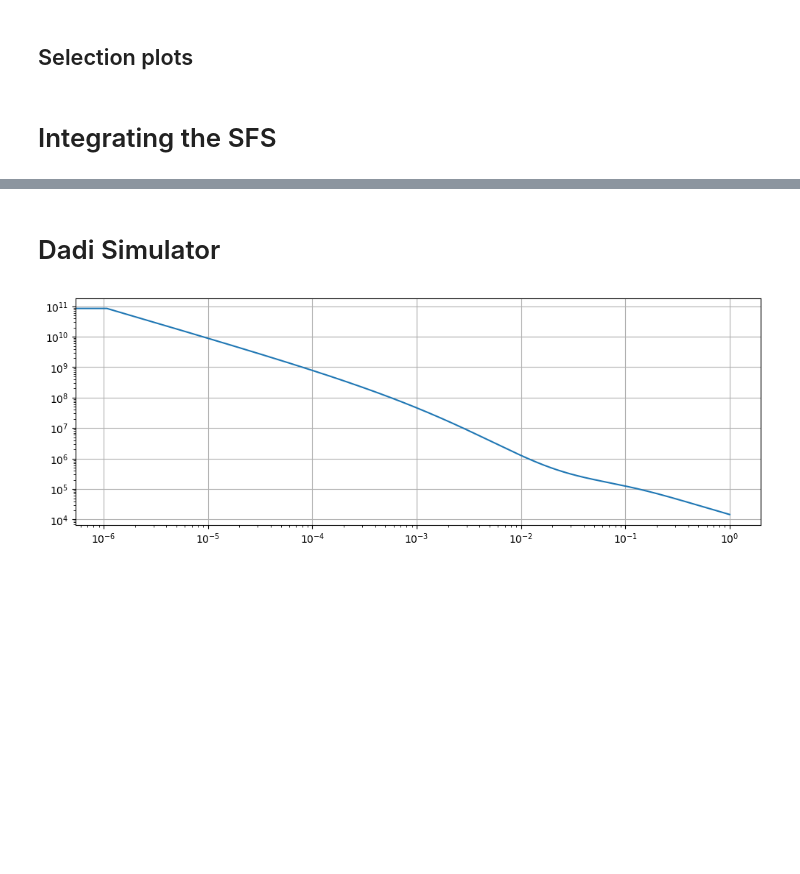
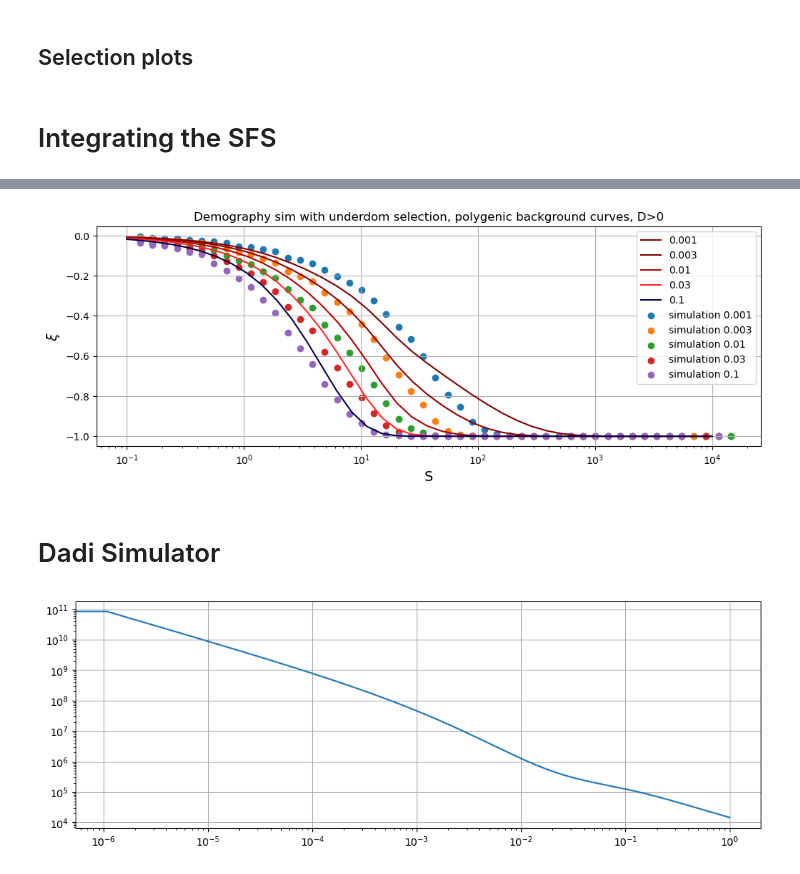
Before and after one commit to emkoch/popspec, a Jupyter notebook: Effect_size.ipynb, the cells around one changed output, grey strips where cells are left out. Saved outputs shown, nothing was run; the diff lists cells and outputs as text; code cells hidden in the pictures; blank space fills up the shorter version.

```diff
--- a/Effect_size.ipynb
+++ b/Effect_size.ipynb
@@ -226,6 +226,7 @@ def sfs_ud_params_sigma(xx, theta, S_ud):
 
 ud_burden = lambda xx, theta, sigma: xx*sfs_ud_params_sigma(xx, theta, sigma)
 
+
 def poly_prob(yy, sigma):
     return sp.integrate.quad(sfs_ud_params_sigma, yy, 1-yy, args=(1, sigma))[0]
 
@@ -242,6 +243,13 @@ def stab_corr(yy, sigma, pos_d=True):
     else:
         return burd * (double_prob - neut_prob) / (burd * (double_prob + neut_prob) + single_prob**2)
 
+def stab_corr_posLD_poly(yy, SS):
+    def ex_diff(xx):
+        return xx * (poly_prob(yy, (2*np.sqrt(SS)-xx*np.sqrt(SS))**2 ) - poly_prob(yy, xx**2*SS)) * sfs_ud_params_sigma(xx, 1, SS)
+    def ex_sum(xx):
+        return xx * (poly_prob(yy, (2*np.sqrt(SS)-xx*np.sqrt(SS))**2 ) + poly_prob(yy, xx**2*SS)) * sfs_ud_params_sigma(xx, 1, SS)
+    return quad(ex_diff, 0, 1)[0] / quad(ex_sum, 0, 1)[0]
+
 
 cmap = get_cmap('seismic_r')
 norm = Normalize(vmin=0.001, vmax=0.1)
@@ -250,7 +258,7 @@ MAF_thr_values = [0.1, 0.03, 0.01, 0.003, 0.001][::-1]
 sigma_set = np.logspace(-1, 4, 100)
 
 for MAF_thr in MAF_thr_values:
-    corr_set = [stab_corr(MAF_thr, sigma, True) for sigma in sigma_set]
+    corr_set = [stab_corr_posLD_poly(MAF_thr, sigma) for sigma in sigma_set]
     plt.plot(sigma_set, corr_set, color=cmap(norm(MAF_thr)), label=str(MAF_thr))
 
 plt.grid()
@@ -319,28 +423,32 @@ for site in np.arange(len(beta_vals)):
+# %%
+corr_df_pos = pd.read_csv('dataframes/corr_pos_demog_underdom.csv', sep='\t', index_col=0)
+
+new_labs = [2*14620*x**2 for x in beta_vals]
+corr_df_pos.columns = new_labs
+corr_df_pos = corr_df_pos.replace(0.0, np.NaN)
 # %%
-# corr_df.to_csv('dataframes/corr_csv', sep='\t')
-# corr_df.T.plot()
-# plt.xscale("log")
-# corr_df.iloc[:, -1] = -1
-
 cmap = get_cmap('seismic_r')
 norm = Normalize(vmin=0.001, vmax=0.1)
 
 MAF_thr_values = [0.1, 0.03, 0.01, 0.003, 0.001][::-1]
-sigma_set = np.logspace(-1, 4, 100)
+sigma_set = np.logspace(-1, 4, 40)
 
 for MAF_thr in MAF_thr_values:
-    corr_set = [stab_corr(MAF_thr, sigma) for sigma in sigma_set]
+    corr_set = [stab_corr_posLD_poly(MAF_thr, sigma) for sigma in sigma_set]
     plt.plot(sigma_set, corr_set, color=cmap(norm(MAF_thr)), label=str(MAF_thr))
 
-for ind in corr_df.index:
-    plt.plot(corr_df.columns, corr_df.loc[ind, :], label=(f'simulation {ind}'))
+for ind in corr_df_tot.index:
+    plt.scatter(corr_df_pos.columns, corr_df_pos.loc[ind, :], label=(f'simulation {ind}'))
 
 plt.grid()
 plt.xscale("log")
 plt.xlabel("S", fontsize = 14)
 plt.ylabel("$\\xi$", fontsize = 14)
 plt.legend()
+plt.title('Demography sim with underdom selection, polygenic background curves, D>0')
 plt.show()
+# %% [output]
+[figure, added]
 # %% [markdown]
 # Dadi Simulator
 # %%
```
Also changed, not shown: parts of 9 cells of this notebook.
